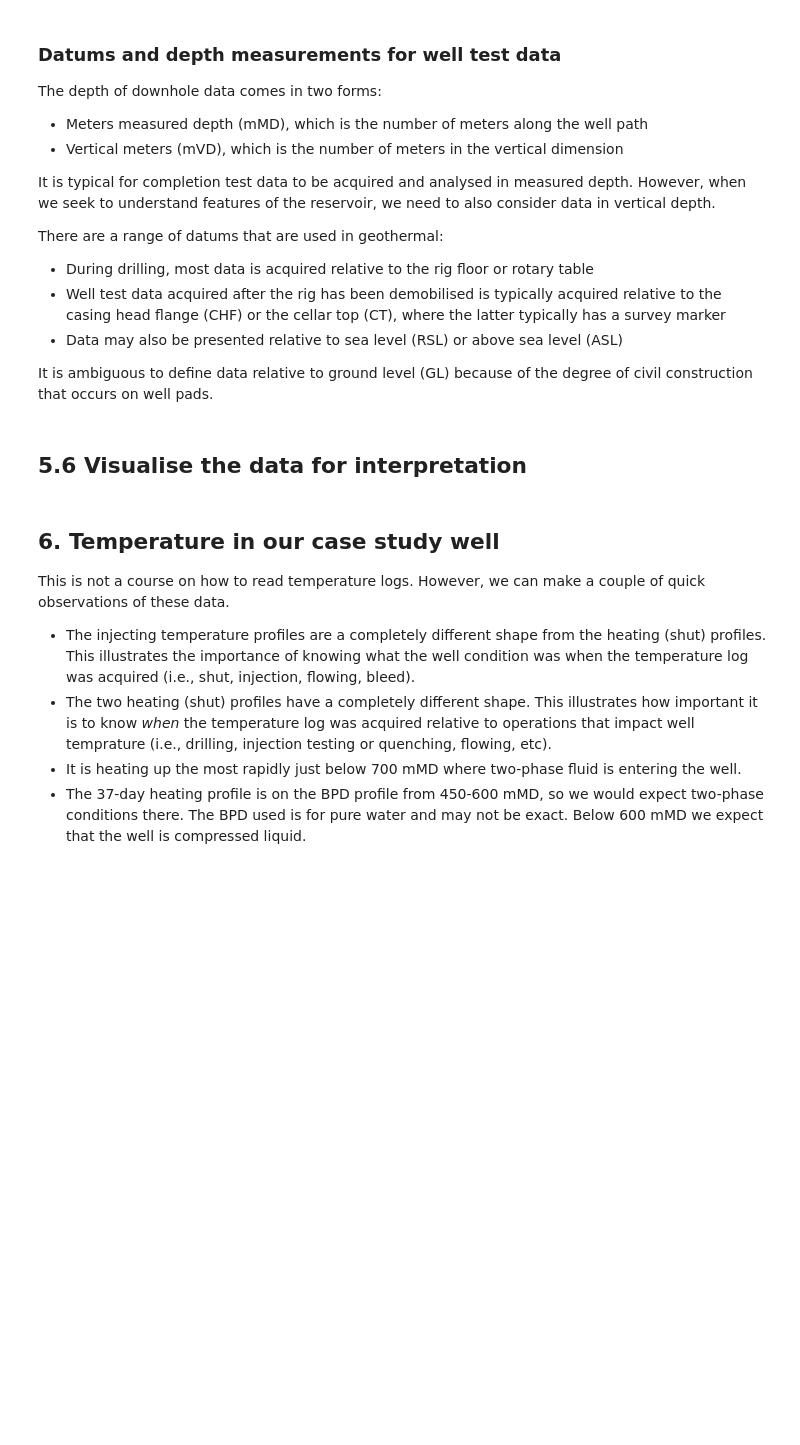
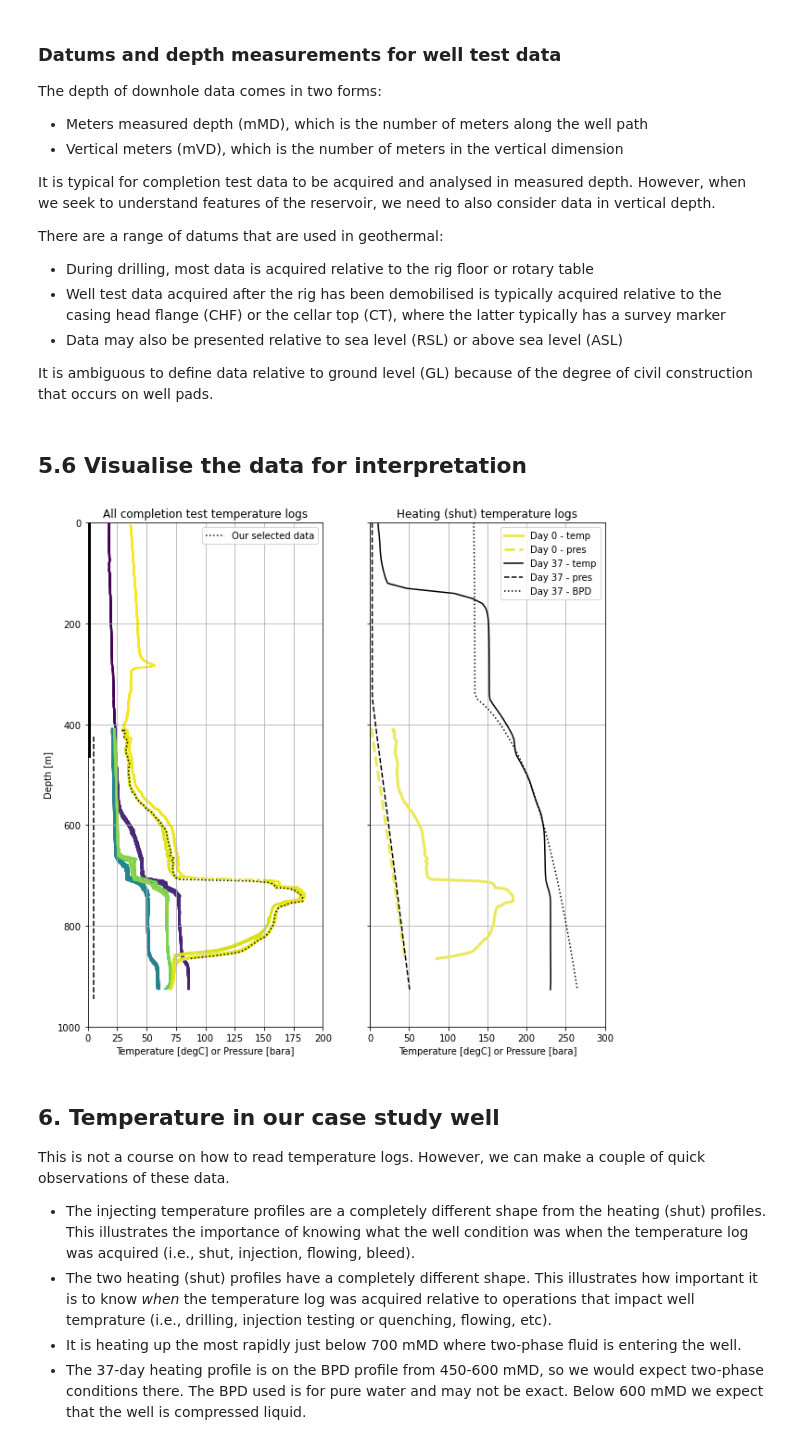
Before and after one commit to ICWallis/T21-Tutorial-WellTestAnalysis, a Jupyter notebook: 2-temperature.ipynb, the cells around one changed output. Saved outputs shown, nothing was run; the diff lists cells and outputs as text; code cells hidden in the pictures; blank space fills up the shorter version.

```diff
--- a/2-temperature.ipynb
+++ b/2-temperature.ipynb
@@ -344,19 +412,21 @@ Copy-paste the timestamps printed above into the cell below. They are now the ob
 
 We could have defined the start and stop objects as the result.childern\[0\].value and result.childern\[1\].value objects. But if we did this, you would lose your work because these ipywidget results change every time the sliders are moved or the notebook is re-run.
 # %%
+# paste your values here
+start = 24150.0
+stop = 24470.0
 
-start = 1607655784.448  # paste your start value here
-stop = 1607656174.448   # paste your stop value here
-name = 'First heating run'  # create an informative title for the data
+# create an informative title for the data
+name = 'First heating run'
 
 pts_first_heating_run = moving_pts[
-    (moving_pts.datetime > datetime.fromtimestamp(start))
-    & (moving_pts.datetime < datetime.fromtimestamp(stop))
+    (moving_pts.timedelta_sec > start)
+    & (moving_pts.timedelta_sec < stop)
 ]
 
 flowrate_first_heating_run = flowrate[
-    (flowrate.datetime > datetime.fromtimestamp(start))
-    & (flowrate.datetime < datetime.fromtimestamp(stop))
+    (flowrate.timedelta_sec > start)
+    & (flowrate.timedelta_sec < stop)
 ]
 # %%
 pts_first_heating_run.shape
@@ -385,10 +459,10 @@ A temperature log was acquired in this well 37 days after it was drilled and tes
 # %%
 
 # Use this method if you are running this notebook in Google Colab
-heating_37days = pd.read_csv(r'/content/drive/My Drive/T21-Tutoral-WellTestAnalysis-main/Data-Temp-Heating37days.csv')
+#heating_37days = pd.read_csv(r'/content/drive/My Drive/T21-Tutoral-WellTestAnalysis-main/Data-Temp-Heating37days.csv')
 
 # Use this method if you are running this notebook locally (Anaconda)
-#heating_37days = pd.read_csv('Data-Temp-Heating37days.csv')
+heating_37days = pd.read_csv('Data-Temp-Heating37days.csv')
 # %%
 # Convert bar gauge to bar atmosphere
 
@@ -449,7 +531,7 @@ ax1.set_title('All completion test temperature logs')
 
 # all temp data colored by time
 ax1.scatter(moving_pts.temp_degC, moving_pts.depth_m,
-    c = moving_pts.timestamp, s = 5, linewidths = 0)
+    c = moving_pts.timedelta_sec, s = 5, linewidths = 0)
 
 # our sub-selected data
 ax1.plot(pts_first_heating_run.temp_degC, pts_first_heating_run.depth_m,
@@ -469,33 +551,35 @@ ax2.set_title('Heating (shut) temperature logs')
 # our sub-selected pressure + temp data
 ax2.plot(pts_first_heating_run.temp_degC, pts_first_heating_run.depth_m,
     color ='#EBE85B', linewidth = 3, label = 'Day 0 - temp')
 
 ax2.plot(pts_first_heating_run.pressure_bara, pts_first_heating_run.depth_m,
     linestyle = '--', linewidth = 3, color = '#EBE85B', label = 'Day 0 - pres')
 
 # stable pressure + temp data
 ax2.plot(heating_37days.temp_degC, heating_37days.depth_m,
     color = 'k', label = 'Day 37 - temp')
 
 ax2.plot(heating_37days.pressure_bara, heating_37days.depth_m,
     linestyle = '--', color = 'k', label = 'Day 37 - pres')
 
 # saturation temp for the stable pressure
 ax2.plot(heating_37days.tsat_degC, heating_37days.depth_m,
     linestyle = ':', color = 'k', label = 'Day 37 - BPD')
 
 
 ax1.set_ylim(1000,0)
 ax1.set_ylabel('Depth [m]')
 ax1.set_xlim(0,200)
 ax1.legend()
 
 ax2.legend()
 ax2.set_xlim(0,300)
 
 for ax in [ax1,ax2]:
     ax.set_xlabel('Temperature [degC] or Pressure [bara]')
     ax.grid()
+# %% [output]
+[figure, added]
 # %% [markdown]
 ## 6. Temperature in our case study well
 
```
Also changed, not shown: parts of 12 cells of this notebook.
